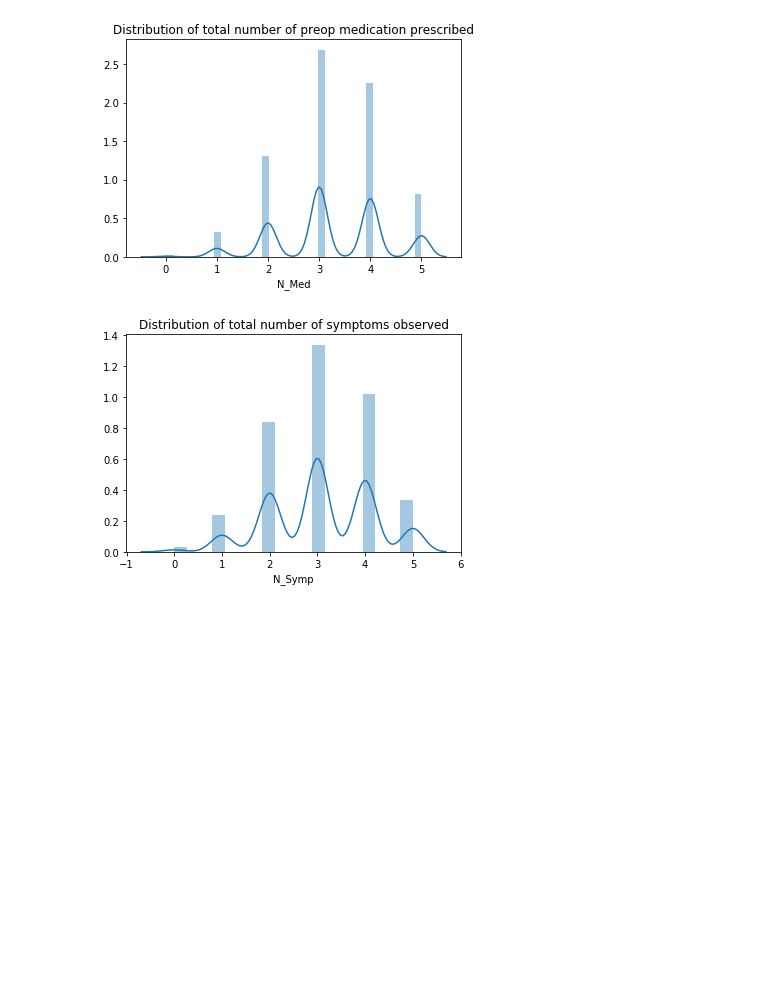
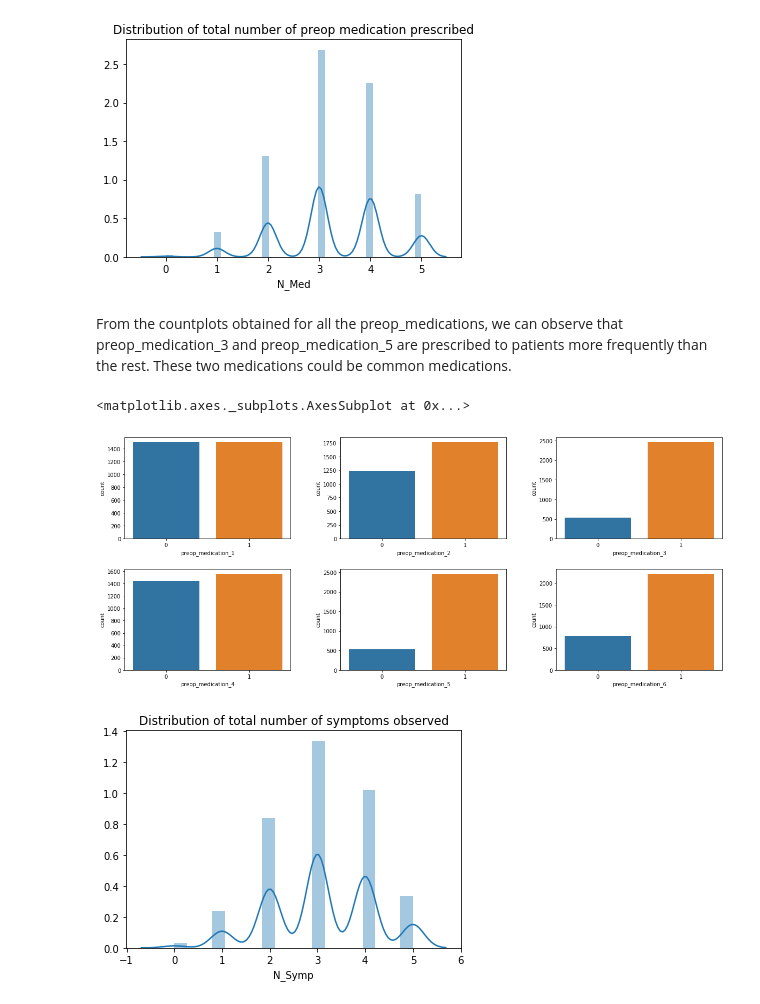
Before and after one commit to soonnanwee/H_Assignment, a Jupyter notebook: Holmusk - With FeatureImportance.ipynb, the cells around one changed output. Saved outputs shown, nothing was run; the diff lists cells and outputs as text; code cells hidden in the pictures; blank space fills up the shorter version.

```diff
--- a/Holmusk - With FeatureImportance.ipynb
+++ b/Holmusk - With FeatureImportance.ipynb
@@ -179,6 +183,29 @@ plt.title("Distribution of total number of preop medication prescribed")
 plt.show()
 # %% [output]
 [figure]
+# %% [markdown]
+From the countplots obtained for all the preop_medications, we can observe that preop_medication_3 and preop_medication_5 are prescribed to patients more frequently than the rest. These two medications could be common medications.
+# %%
+fig, ax = plt.subplots(figsize = (20, 8))
+
+ax1 = plt.subplot2grid((2, 3), (0, 0))
+ax2 = plt.subplot2grid((2, 3), (0, 1))
+ax3 = plt.subplot2grid((2, 3), (0, 2))
+ax4 = plt.subplot2grid((2, 3), (1, 0))
+ax5 = plt.subplot2grid((2, 3), (1, 1))
+ax6 = plt.subplot2grid((2, 3), (1, 2))
+
+plt.subplots_adjust(wspace = 0.3, hspace = 0.3)
+
+sns.countplot(merged["preop_medication_1"],  ax = ax1)
+sns.countplot(merged["preop_medication_2"],  ax = ax2)
+sns.countplot(merged["preop_medication_3"],  ax = ax3)
+sns.countplot(merged["preop_medication_4"],  ax = ax4)
+sns.countplot(merged["preop_medication_5"],  ax = ax5)
+sns.countplot(merged["preop_medication_6"],  ax = ax6)
+# %% [output]
+<matplotlib.axes._subplots.AxesSubplot at 0x...>
+[figure, added]
 # %%
 distPlot_N_Symp = sns.distplot(merged['N_Symp'])
 plt.title("Distribution of total number of symptoms observed")
```
Also changed, not shown: parts of 58 cells of this notebook, 2 other files.
